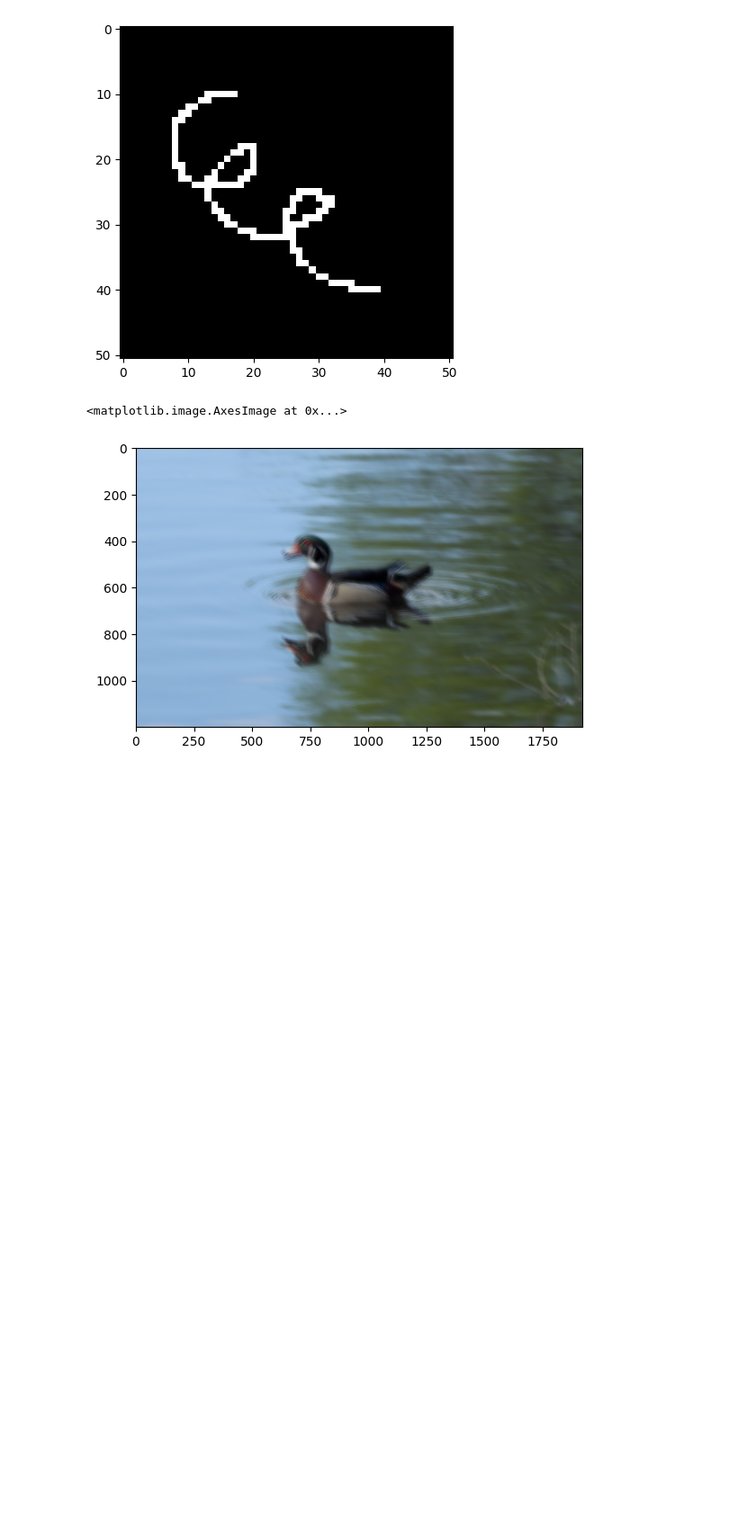
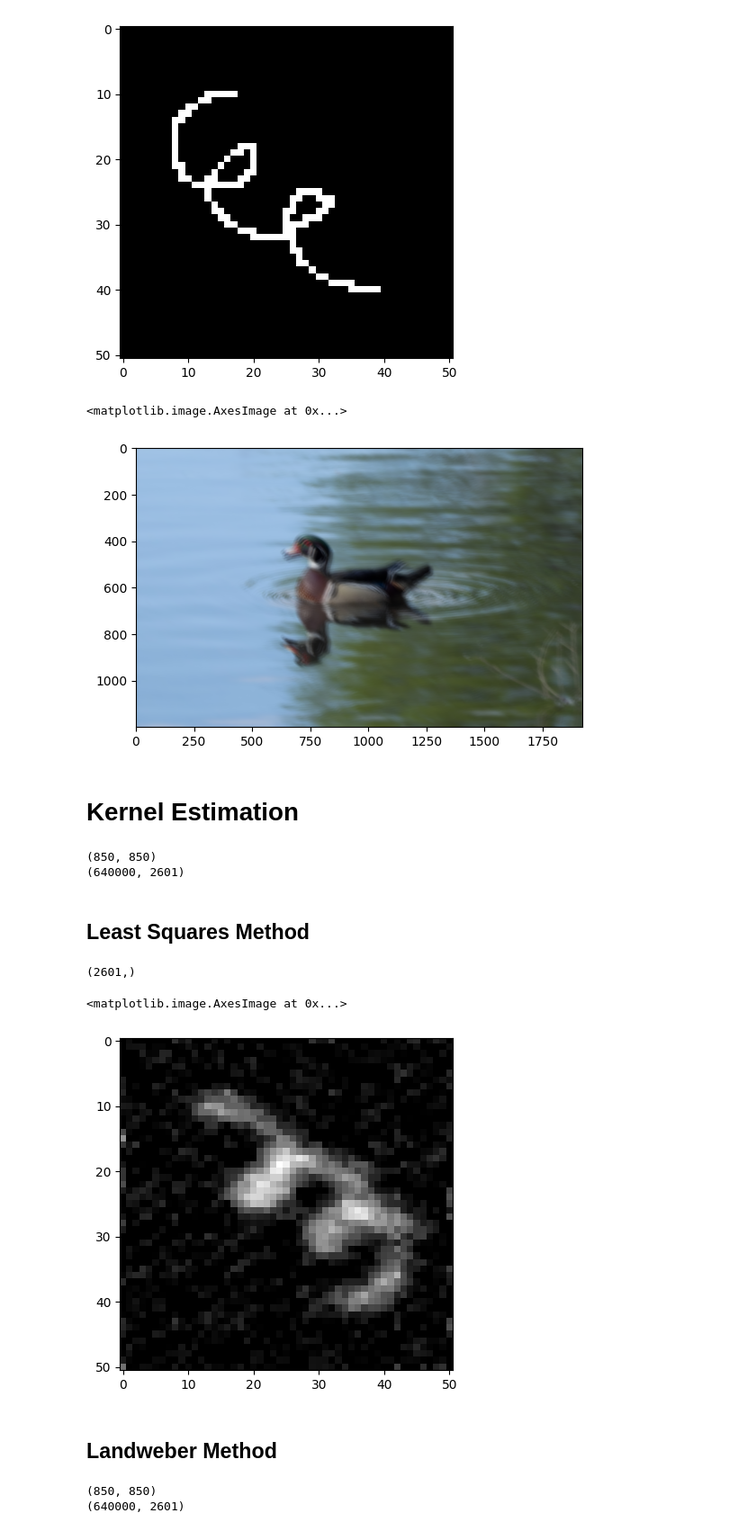
Before and after one commit to WesleyVong/cs445_final_project, a Jupyter notebook: final_project.ipynb, the cells around one changed output. Shown at 90% size. Cells and saved outputs as stored; diff of their text form; code cells hidden in the pictures; blank space fills up the shorter version.

Commit message:
added lstsq kernel estimation

```diff
--- a/final_project.ipynb
+++ b/final_project.ipynb
@@ -54,3 +66,47 @@ plt.imshow(img_rgb)
 # %% [output]
 <matplotlib.image.AxesImage at 0x...>
 [figure]
+# %% [markdown]
+<h1>Kernel Estimation</h1>
+# %%
+b = img_blurry[200:1000, 500:1300 ,0].flatten()
+A = np.zeros((b.shape[0], (51*51)))
+I = img_denoised[200:1000,500:1300,0]
+I_pad = img_denoised[175:1025,475:1325,0]
+#I_pad = np.pad(I, ((25,25),(25,25)))
+print(I_pad.shape)
+print(A.shape)
+# %% [output]
+(850, 850)
+(640000, 2601)
+# %%
+for i in range(800):
+    for j in range(800):
+        conv_area = I_pad[i:i+51, j:j+51]
+        A[i*I.shape[1]+j] = conv_area.flatten()
+# %% [markdown]
+<h2>Least Squares Method</h2>
+# %%
+k_rec_lstsq = np.linalg.lstsq(A,b)
+# %%
+print(k_rec_lstsq[0].shape)
+k_rec_lstsq_processed = k_rec_lstsq[0].copy()
+k_rec_lstsq_processed[k_rec_lstsq_processed<0] = 0
+plt.imshow(k_rec_lstsq_processed.reshape((51,51)), cmap='gray')
+# %% [output]
+(2601,)
+<matplotlib.image.AxesImage at 0x...>
+[figure, added]
+# %% [markdown]
+<h2>Landweber Method</h2>
+# %%
+b = img_blurry[200:1000, 500:1300 ,0].flatten()
+A = np.zeros((b.shape[0], (51*51)))
+I = img_denoised[200:1000,500:1300,0]
+I_pad = img[175:1025,475:1325,0]
+#I_pad = np.pad(I, ((25,25),(25,25)))
+print(I_pad.shape)
+print(A.shape)
+# %% [output]
+(850, 850)
+(640000, 2601)
```
Also changed, not shown: parts of 10 cells of this notebook, 1 other file.
